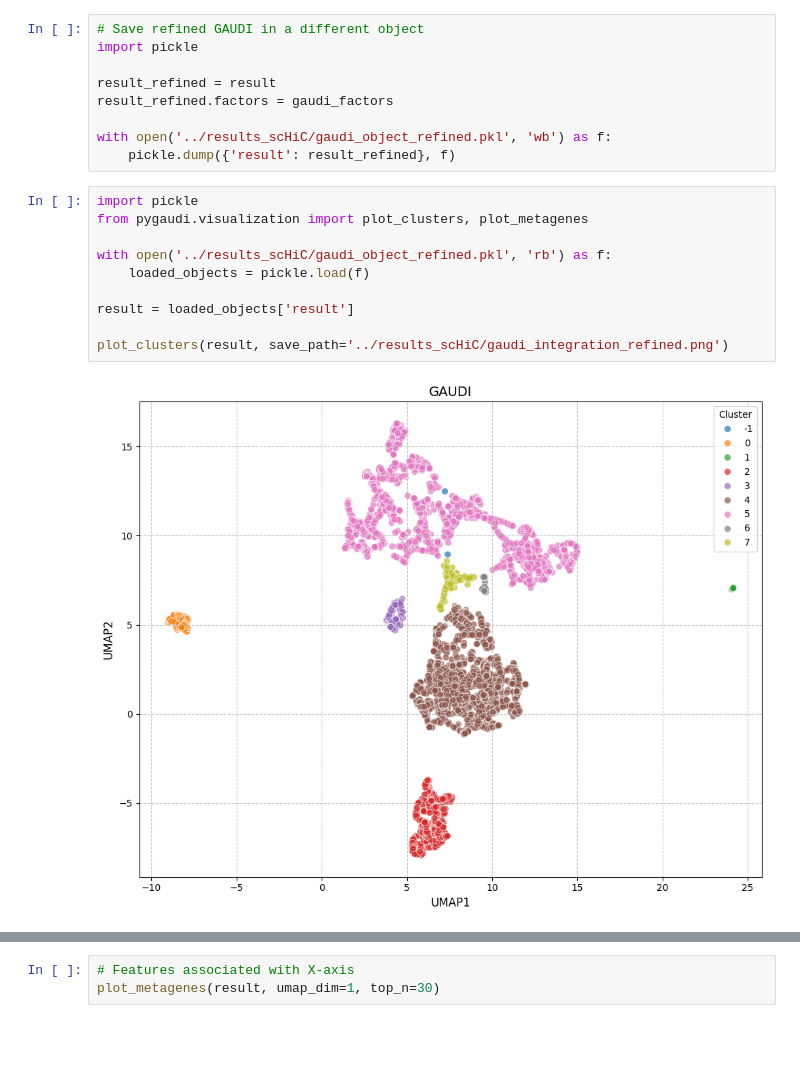
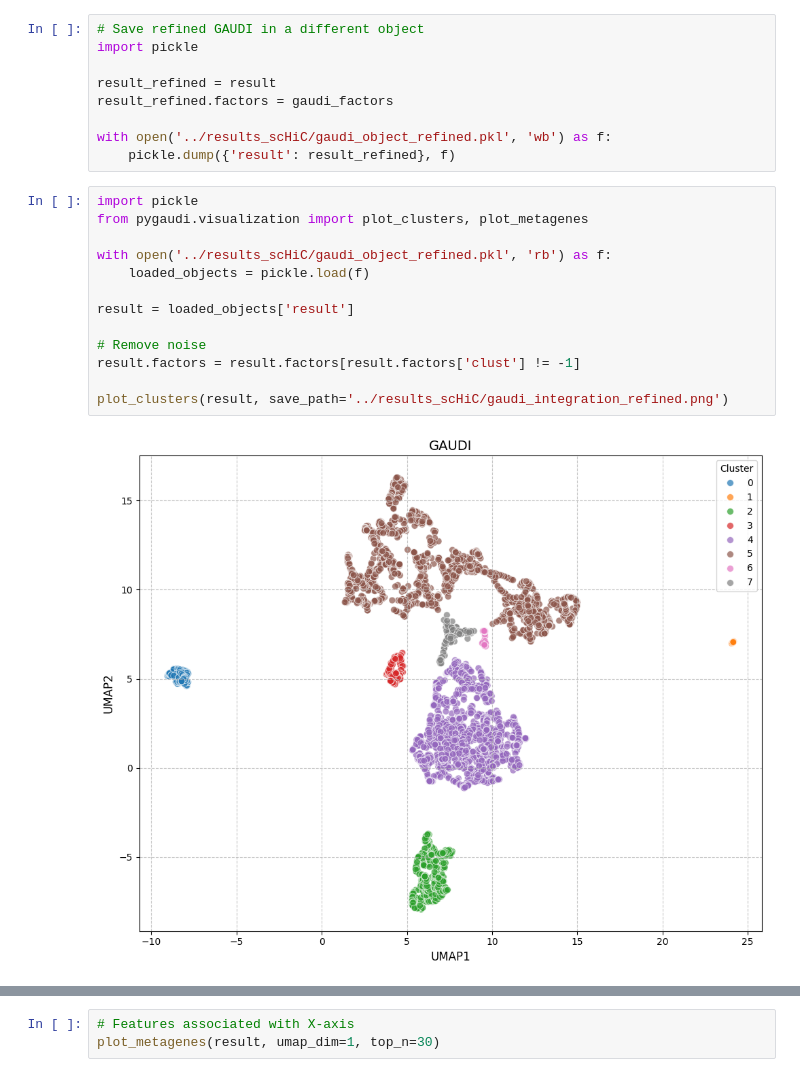
Before and after one commit to hirscheylab/umap_multiomics_integration, a Jupyter notebook: scripts/06_scHiC.ipynb, the cells around one changed output, grey strips where cells are left out. Cells and saved outputs as stored; diff of their text form; blank space fills up the shorter version.

```diff
--- a/scripts/06_scHiC.ipynb
+++ b/scripts/06_scHiC.ipynb
@@ -637,15 +637,18 @@ with open('../results_scHiC/gaudi_object_refined.pkl', 'wb') as f:
 # %%
 import pickle
 from pygaudi.visualization import plot_clusters, plot_metagenes
 
 with open('../results_scHiC/gaudi_object_refined.pkl', 'rb') as f:
     loaded_objects = pickle.load(f)
 
 result = loaded_objects['result']
 
+# Remove noise
+result.factors = result.factors[result.factors['clust'] != -1]
+
 plot_clusters(result, save_path='../results_scHiC/gaudi_integration_refined.png')
 # %% [output]
-[figure, old version]
+[figure, new version]
 # %%
 # Cluster size
 result.factors['clust'].value_counts()
```
Also changed, not shown: parts of 11 cells of this notebook, 9 other files.
